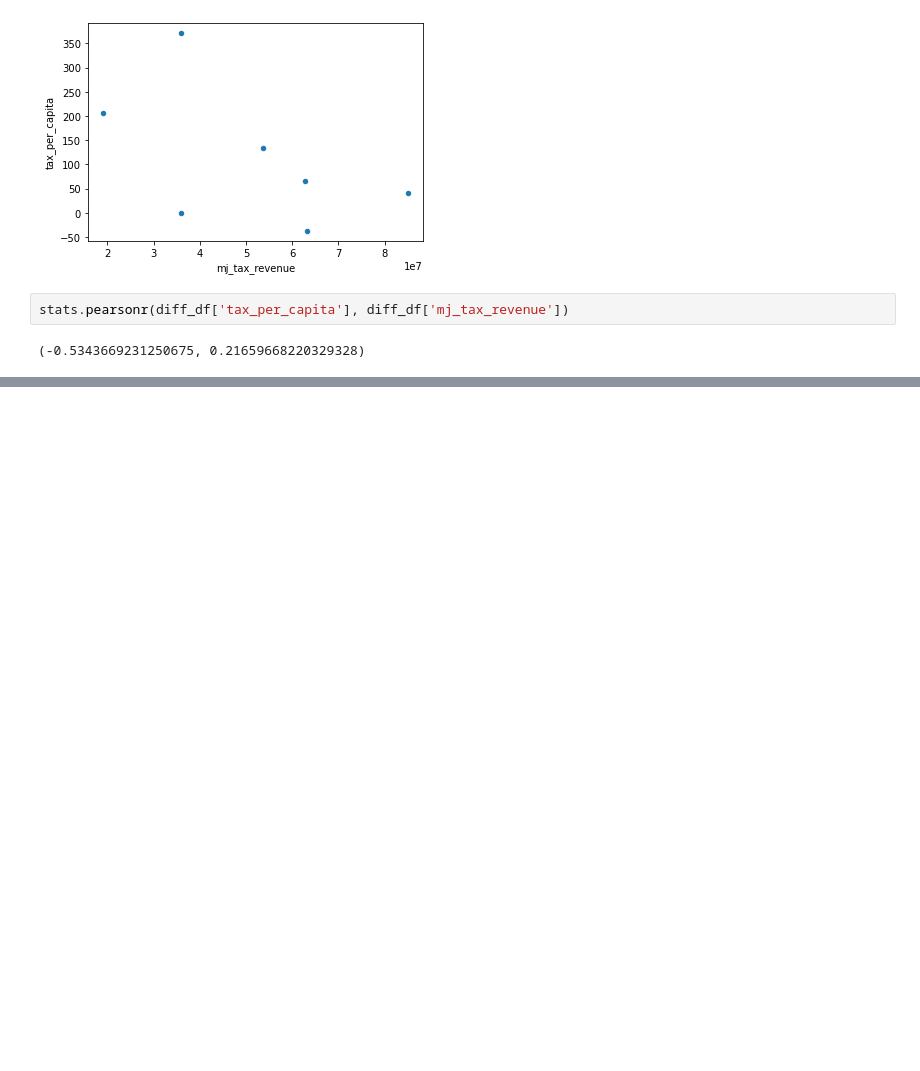
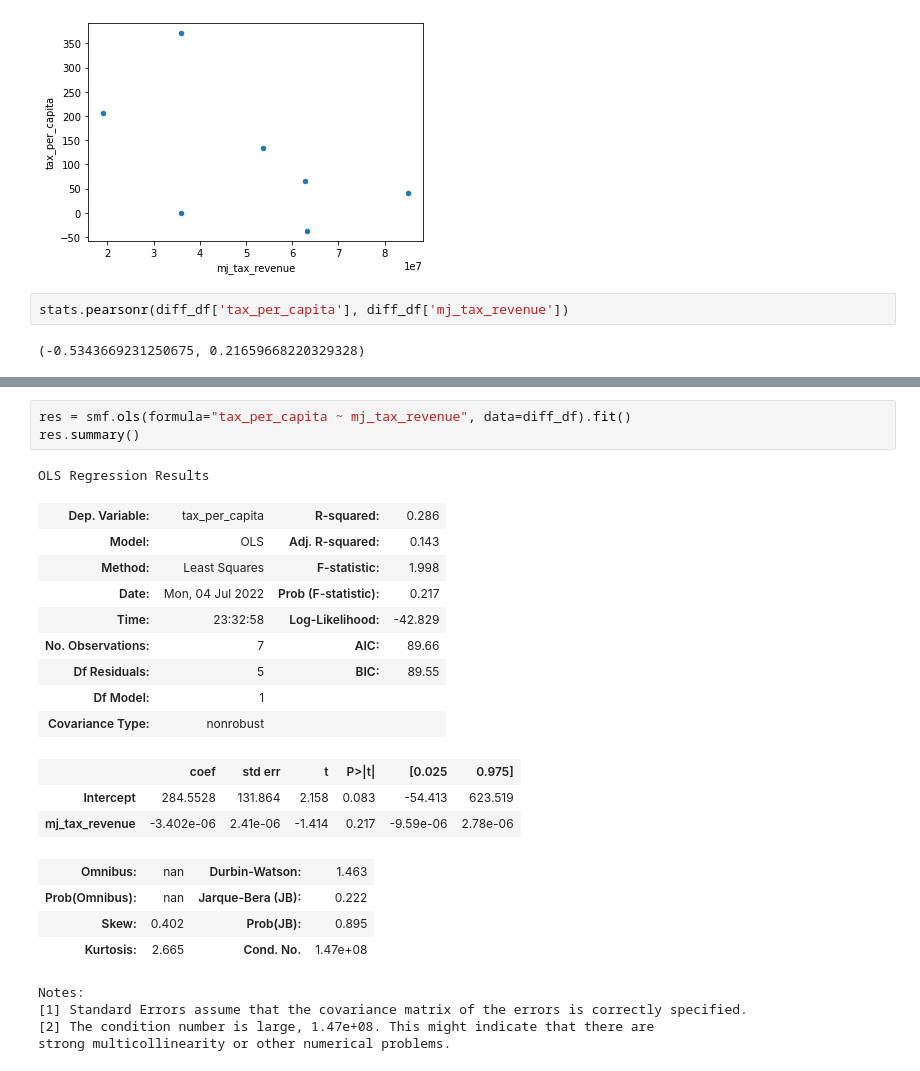
Before and after one commit to jho97/specs_capstone, a Jupyter notebook: visualized_data/co_tax_revenue_per_capita.ipynb, the cells around one changed output, grey strips where cells are left out. Cells and saved outputs as stored; diff of their text form; blank space fills up the shorter version.

```diff
--- a/visualized_data/co_tax_revenue_per_capita.ipynb
+++ b/visualized_data/co_tax_revenue_per_capita.ipynb
@@ -192,0 +222,25 @@ stats.pearsonr(diff_df['tax_per_capita'], diff_df['mj_tax_revenue'])
+# %%
+res = smf.ols(formula="tax_per_capita ~ mj_tax_revenue", data=diff_df).fit()
+res.summary()
+# %% [output]
+OLS Regression Results
+| Dep. Variable: | tax_per_capita | R-squared: | 0.286 |
+| Model: | OLS | Adj. R-squared: | 0.143 |
+| Method: | Least Squares | F-statistic: | 1.998 |
+| Date: | Mon, 04 Jul 2022 | Prob (F-statistic): | 0.217 |
+| Time: | 23:32:58 | Log-Likelihood: | -42.829 |
+| No. Observations: | 7 | AIC: | 89.66 |
+| Df Residuals: | 5 | BIC: | 89.55 |
+| Df Model: | 1 |  |  |
+| Covariance Type: | nonrobust |  |  |
+|  | coef | std err | t | P>|t| | [0.025 | 0.975] |
+| Intercept | 284.5528 | 131.864 | 2.158 | 0.083 | -54.413 | 623.519 |
+| mj_tax_revenue | -3.402e-06 | 2.41e-06 | -1.414 | 0.217 | -9.59e-06 | 2.78e-06 |
+| Omnibus: | nan | Durbin-Watson: | 1.463 |
+| Prob(Omnibus): | nan | Jarque-Bera (JB): | 0.222 |
+| Skew: | 0.402 | Prob(JB): | 0.895 |
+| Kurtosis: | 2.665 | Cond. No. | 1.47e+08 |
+Notes:
+[1] Standard Errors assume that the covariance matrix of the errors is correctly specified.
+[2] The condition number is large, 1.47e+08. This might indicate that there are
+strong multicollinearity or other numerical problems.
```
Also changed, not shown: parts of 3 cells of this notebook, 2 other files.
